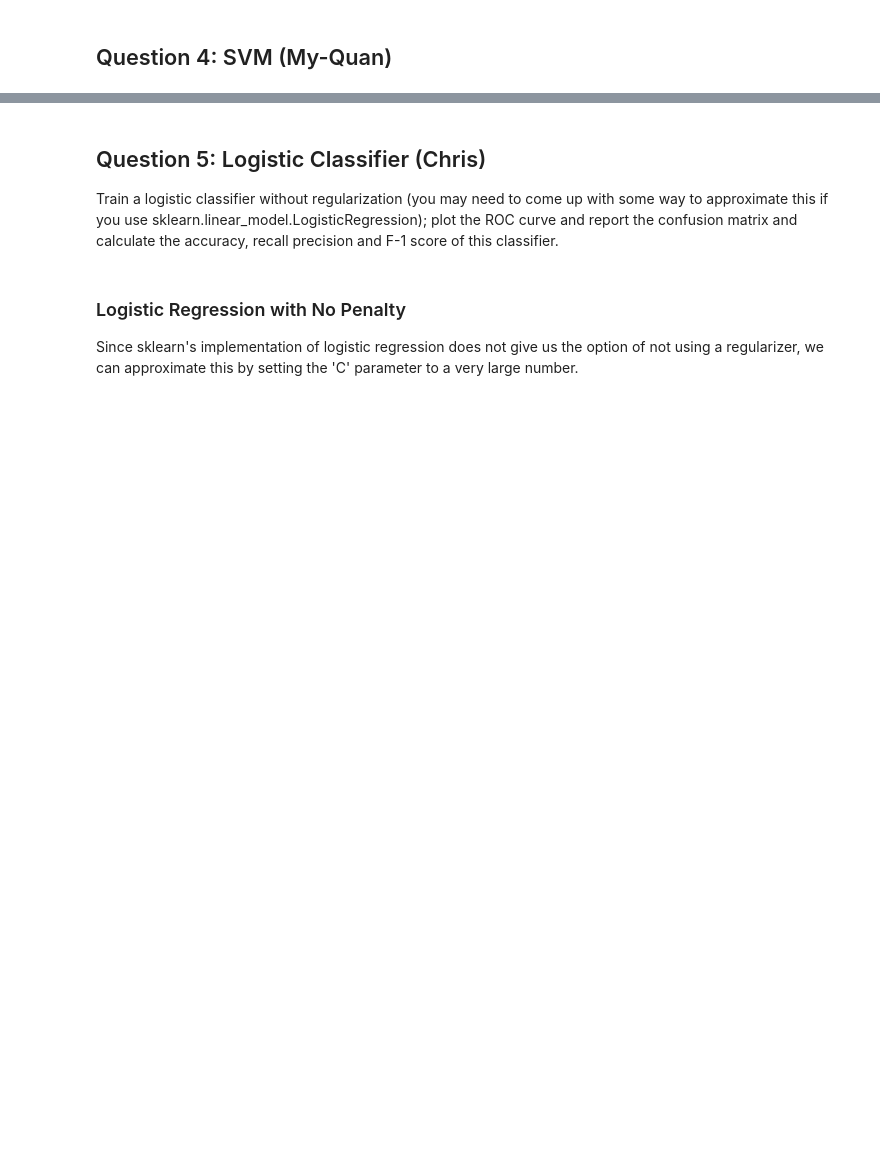
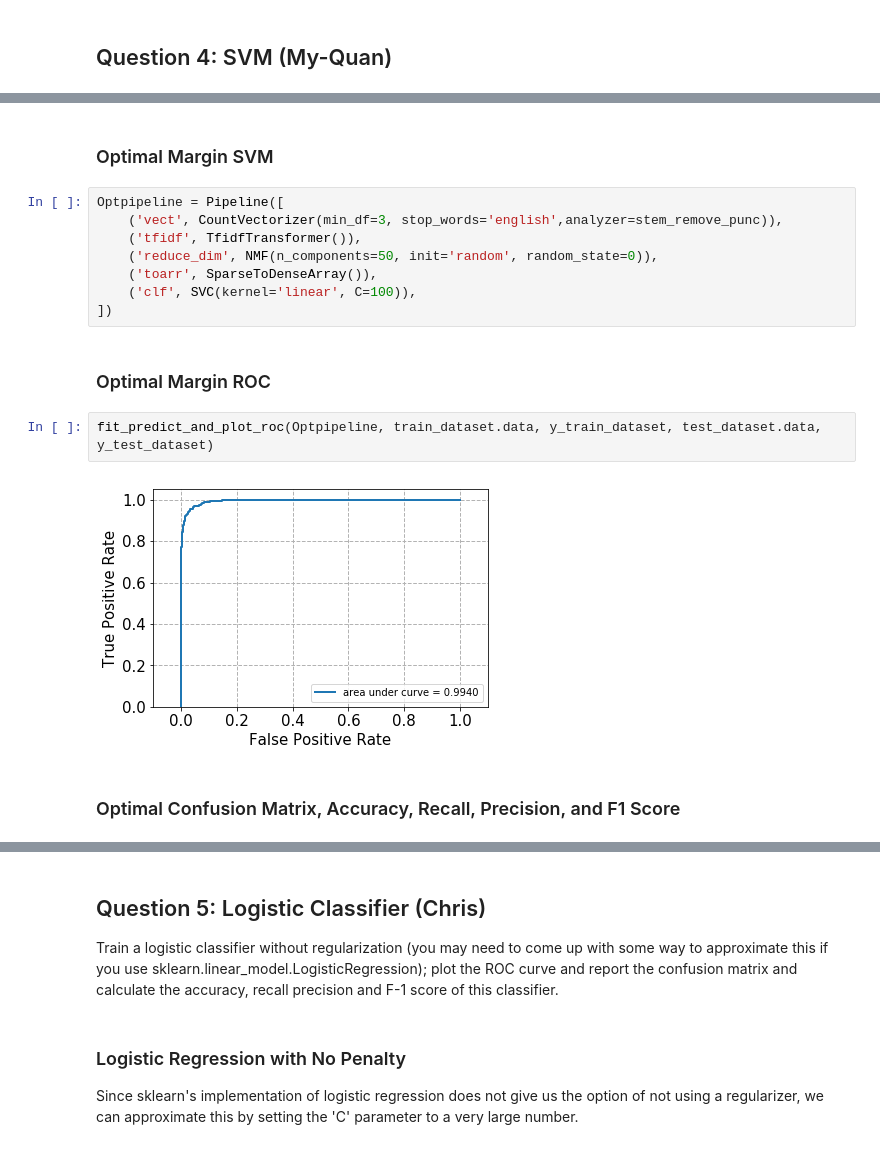
Before and after one commit to ddepe/classification_textual_data, a Jupyter notebook: Project1.ipynb, the cells around one changed output, grey strips where cells are left out. Saved outputs shown, nothing was run; the diff lists cells and outputs as text; blank space fills up the shorter version.

```diff
--- a/Project1.ipynb
+++ b/Project1.ipynb
@@ -156,0 +539,18 @@ np.sum(np.array(X_train_tfidf - X_transformed.dot(VT))**2)
+# %% [markdown]
+### Optimal Margin SVM
+# %%
+Optpipeline = Pipeline([
+    ('vect', CountVectorizer(min_df=3, stop_words='english',analyzer=stem_remove_punc)),
+    ('tfidf', TfidfTransformer()),
+    ('reduce_dim', NMF(n_components=50, init='random', random_state=0)),
+    ('toarr', SparseToDenseArray()),
+    ('clf', SVC(kernel='linear', C=100)),
+])
+# %% [markdown]
+### Optimal Margin ROC
+# %%
+fit_predict_and_plot_roc(Optpipeline, train_dataset.data, y_train_dataset, test_dataset.data, y_test_dataset)
+# %% [output]
+[figure, added]
+# %% [markdown]
+### Optimal Confusion Matrix, Accuracy, Recall, Precision, and F1 Score
```
Also changed, not shown: parts of 24 cells of this notebook.
